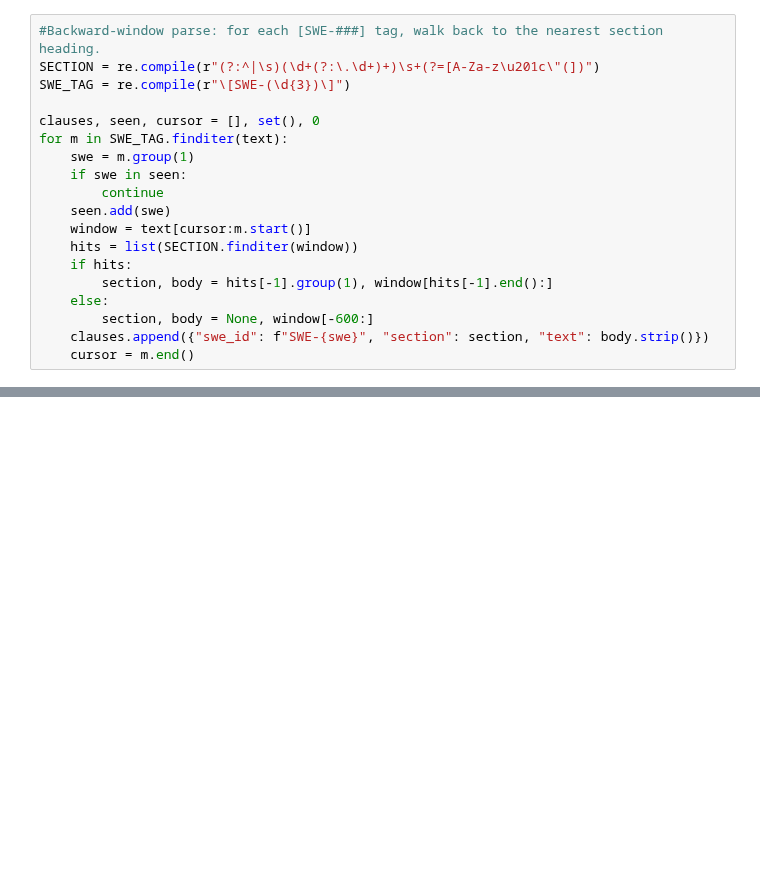
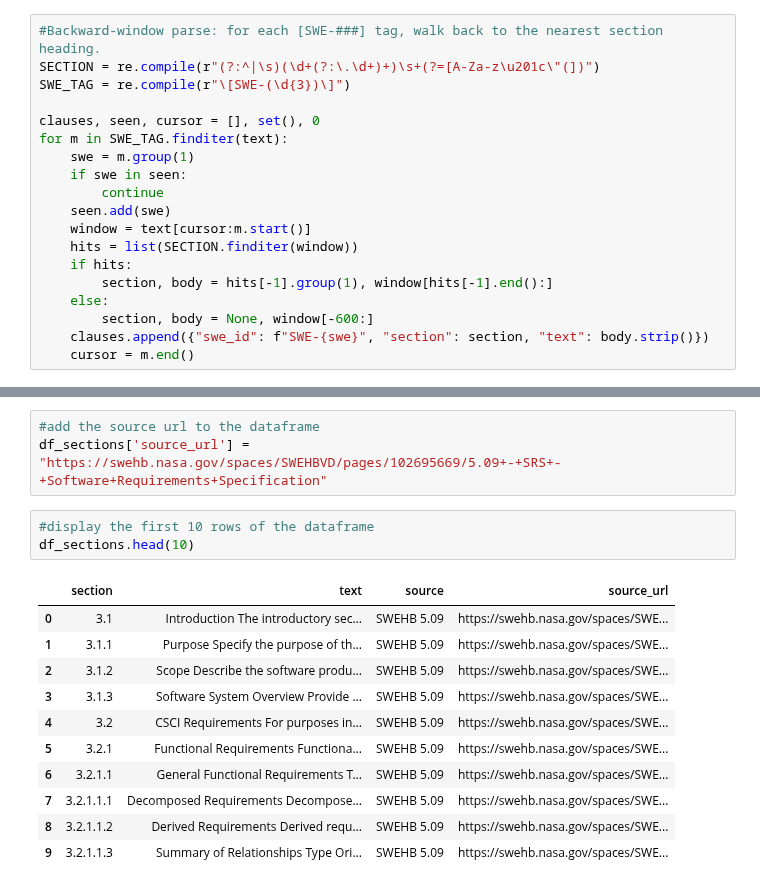
Before and after one commit to Break-Through-Tech/Aerospace-1B-compliance-copilot, a Jupyter notebook: parser.ipynb, the cells around one changed output, grey strips where cells are left out. Saved outputs shown, nothing was run; the diff lists cells and outputs as text; blank space fills up the shorter version.

```diff
--- a/parser.ipynb
+++ b/parser.ipynb
@@ -96,0 +180,18 @@ df_clauses.head(10)
+# %%
+#add the source url to the dataframe
+df_sections['source_url'] = "https://swehb.nasa.gov/spaces/SWEHBVD/pages/102695669/5.09+-+SRS+-+Software+Requirements+Specification"
+# %%
+#display the first 10 rows of the dataframe
+df_sections.head(10)
+# %% [output]
+|  | section | text | source | source_url |
+| 0 | 3.1 | Introduction The introductory sec... | SWEHB 5.09 | https://swehb.nasa.gov/spaces/SWE... |
+| 1 | 3.1.1 | Purpose Specify the purpose of th... | SWEHB 5.09 | https://swehb.nasa.gov/spaces/SWE... |
+| 2 | 3.1.2 | Scope Describe the software produ... | SWEHB 5.09 | https://swehb.nasa.gov/spaces/SWE... |
+| 3 | 3.1.3 | Software System Overview Provide ... | SWEHB 5.09 | https://swehb.nasa.gov/spaces/SWE... |
+| 4 | 3.2 | CSCI Requirements For purposes in... | SWEHB 5.09 | https://swehb.nasa.gov/spaces/SWE... |
+| 5 | 3.2.1 | Functional Requirements Functiona... | SWEHB 5.09 | https://swehb.nasa.gov/spaces/SWE... |
+| 6 | 3.2.1.1 | General Functional Requirements T... | SWEHB 5.09 | https://swehb.nasa.gov/spaces/SWE... |
+| 7 | 3.2.1.1.1 | Decomposed Requirements Decompose... | SWEHB 5.09 | https://swehb.nasa.gov/spaces/SWE... |
+| 8 | 3.2.1.1.2 | Derived Requirements Derived requ... | SWEHB 5.09 | https://swehb.nasa.gov/spaces/SWE... |
+| 9 | 3.2.1.1.3 | Summary of Relationships Type Ori... | SWEHB 5.09 | https://swehb.nasa.gov/spaces/SWE... |
```
Also changed, not shown: parts of 12 cells of this notebook, 3 other files.
